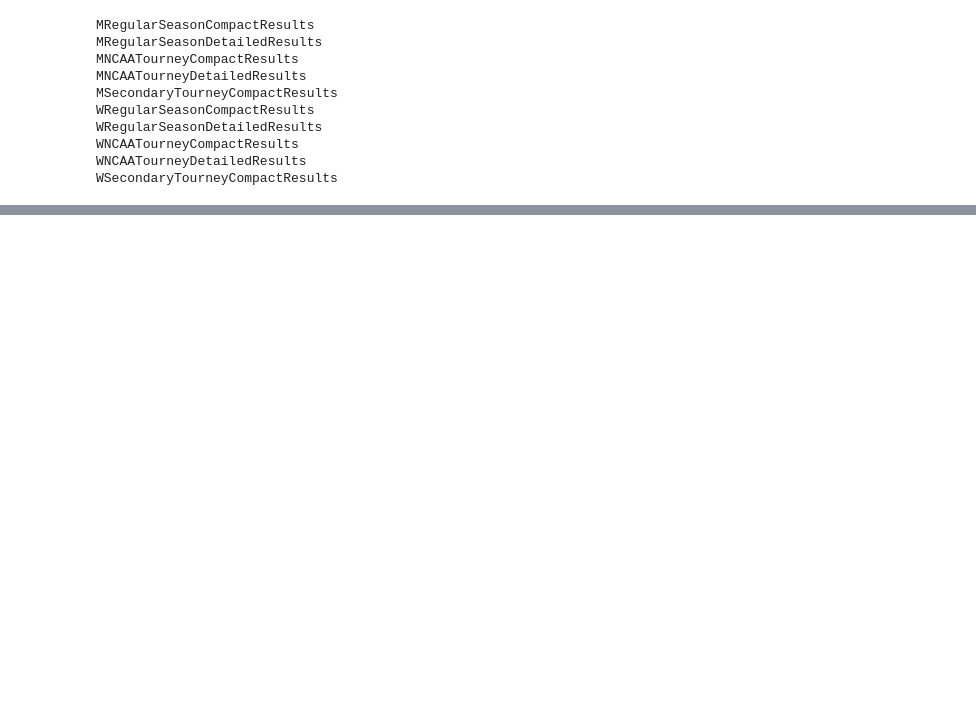
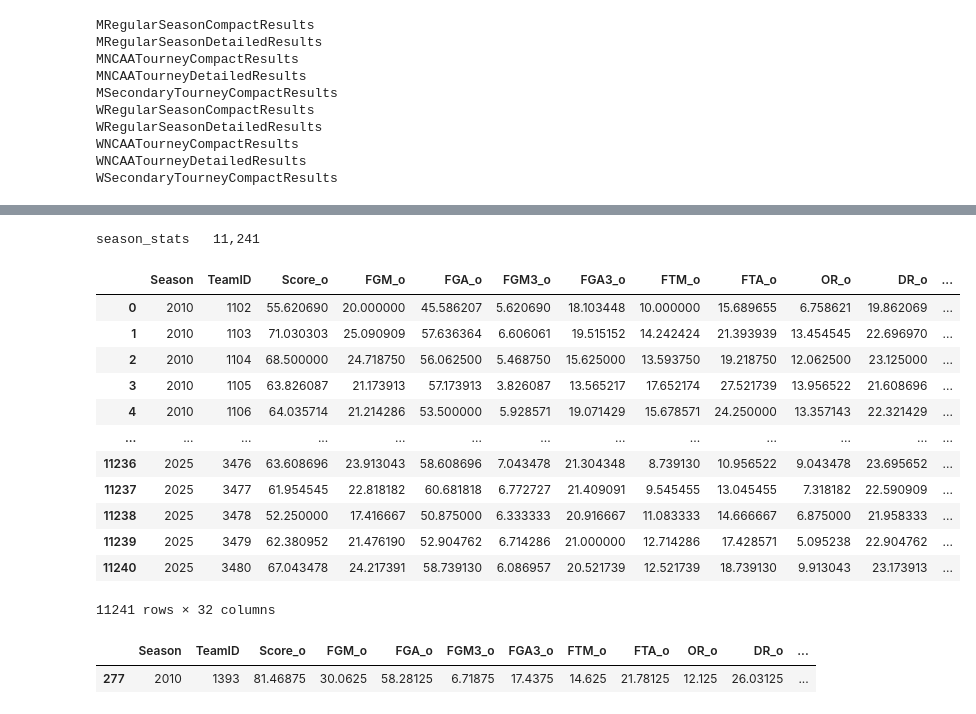
Before and after one commit to bedwards/mania, a Jupyter notebook: working/spread.ipynb, the cells around one changed output, grey strips where cells are left out. Cells and saved outputs as stored; diff of their text form; code cells hidden in the pictures; blank space fills up the shorter version.

```diff
--- a/working/spread.ipynb
+++ b/working/spread.ipynb
@@ -218,0 +231,41 @@ season_stats   10,722
+# %%
+# p(game_stats_o_d)
+season_stats = game_stats_o_d.rename(columns={"TeamID_o": "TeamID"})
+season_stats = season_stats.drop(columns="TeamID_d")
+season_stats_g = season_stats.groupby(["Season", "TeamID"])
+
+season_stats = season_stats_g[
+    [c for c in season_stats if c.endswith("_o")]
+    + [c for c in season_stats if c.endswith("_d")]
+].mean()
+
+season_stats = season_stats.reset_index()
+season_stats = season_stats.sort_values(["Season", "TeamID"])
+season_stats = season_stats.reset_index(drop=True)
+
+print(f"season_stats   {season_stats.shape[0]:,}")
+p(season_stats)
+print()
+# %% [output]
+season_stats   11,241
+|  | Season | TeamID | Score_o | FGM_o | FGA_o | FGM3_o | FGA3_o | FTM_o | FTA_o | OR_o | DR_o | ... |
+| 0 | 2010 | 1102 | 55.620690 | 20.000000 | 45.586207 | 5.620690 | 18.103448 | 10.000000 | 15.689655 | 6.758621 | 19.862069 | ... |
+| 1 | 2010 | 1103 | 71.030303 | 25.090909 | 57.636364 | 6.606061 | 19.515152 | 14.242424 | 21.393939 | 13.454545 | 22.696970 | ... |
+| 2 | 2010 | 1104 | 68.500000 | 24.718750 | 56.062500 | 5.468750 | 15.625000 | 13.593750 | 19.218750 | 12.062500 | 23.125000 | ... |
+| 3 | 2010 | 1105 | 63.826087 | 21.173913 | 57.173913 | 3.826087 | 13.565217 | 17.652174 | 27.521739 | 13.956522 | 21.608696 | ... |
+| 4 | 2010 | 1106 | 64.035714 | 21.214286 | 53.500000 | 5.928571 | 19.071429 | 15.678571 | 24.250000 | 13.357143 | 22.321429 | ... |
+| ... | ... | ... | ... | ... | ... | ... | ... | ... | ... | ... | ... | ... |
+| 11236 | 2025 | 3476 | 63.608696 | 23.913043 | 58.608696 | 7.043478 | 21.304348 | 8.739130 | 10.956522 | 9.043478 | 23.695652 | ... |
+| 11237 | 2025 | 3477 | 61.954545 | 22.818182 | 60.681818 | 6.772727 | 21.409091 | 9.545455 | 13.045455 | 7.318182 | 22.590909 | ... |
+| 11238 | 2025 | 3478 | 52.250000 | 17.416667 | 50.875000 | 6.333333 | 20.916667 | 11.083333 | 14.666667 | 6.875000 | 21.958333 | ... |
+| 11239 | 2025 | 3479 | 62.380952 | 21.476190 | 52.904762 | 6.714286 | 21.000000 | 12.714286 | 17.428571 | 5.095238 | 22.904762 | ... |
+| 11240 | 2025 | 3480 | 67.043478 | 24.217391 | 58.739130 | 6.086957 | 20.521739 | 12.521739 | 18.739130 | 9.913043 | 23.173913 | ... |
+11241 rows × 32 columns
+# %%
+p(season_stats[(season_stats["Season"] == 2010) & (season_stats["TeamID"] == 1393)])
+# p(game_stats_o_d[(game_stats_o_d["Season"]==2010) & (game_stats_o_d["TeamID_o"]==1393)])
+# p(MRegularSeasonDetailedResults[(MRegularSeasonDetailedResults["Season"]==2010) & (MRegularSeasonDetailedResults["WTeamID"]==1393)])
+# p(MRegularSeasonDetailedResults[(MRegularSeasonDetailedResults["Season"]==2010) & (MRegularSeasonDetailedResults["LTeamID"]==1393)])
+# %% [output]
+|  | Season | TeamID | Score_o | FGM_o | FGA_o | FGM3_o | FGA3_o | FTM_o | FTA_o | OR_o | DR_o | ... |
+| 277 | 2010 | 1393 | 81.46875 | 30.0625 | 58.28125 | 6.71875 | 17.4375 | 14.625 | 21.78125 | 12.125 | 26.03125 | ... |
```
Also changed, not shown: parts of 10 cells of this notebook, 2 other files.
